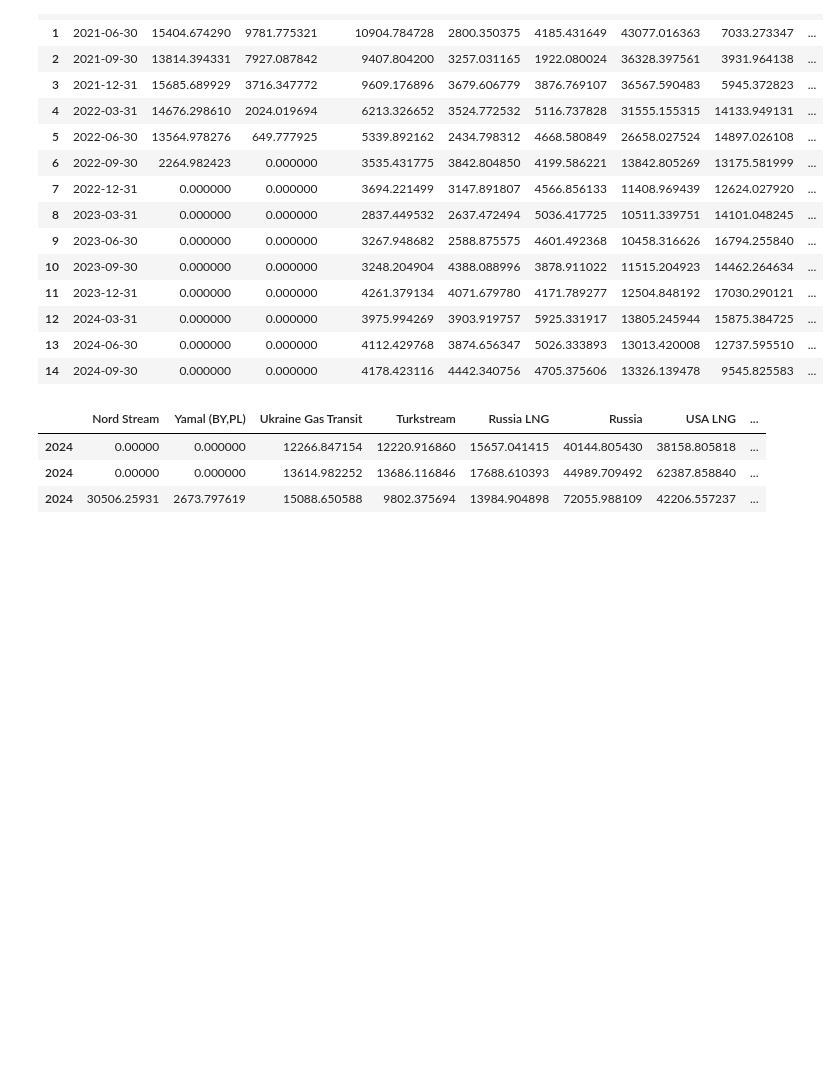
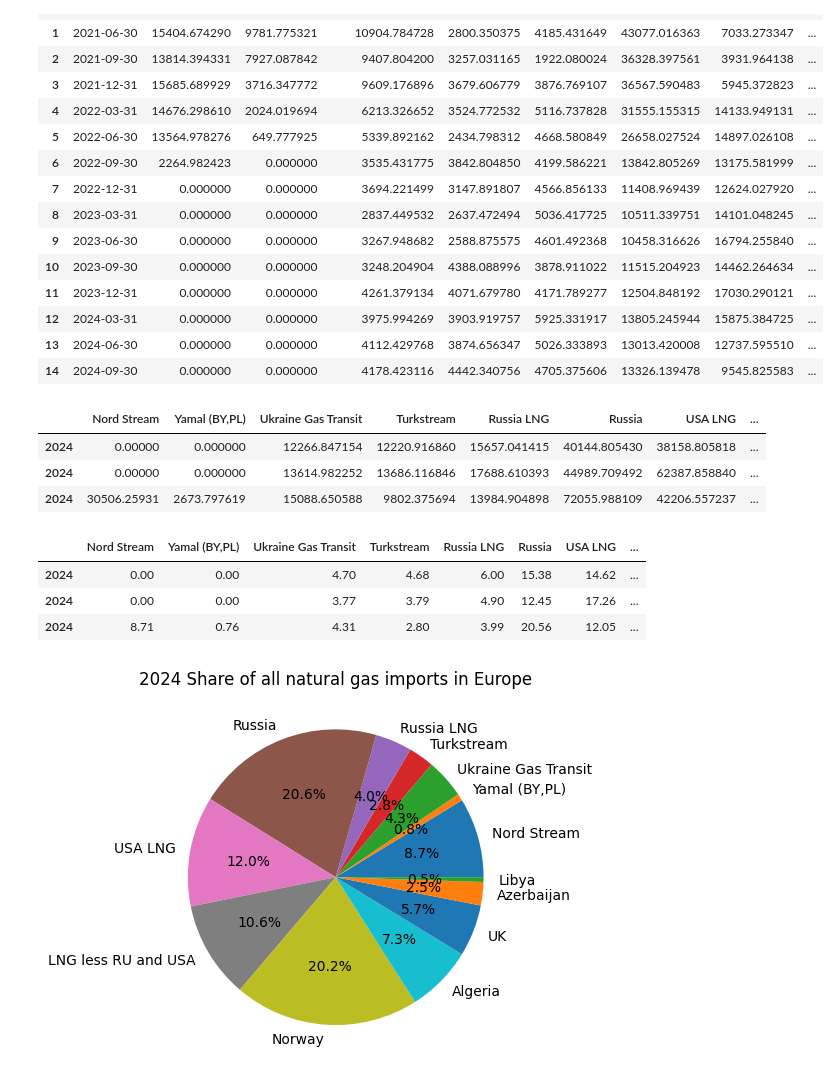
Before and after one commit to Anson422/Anson-Eva-Valerie, a Jupyter notebook: Stacked Bar Chart/All_natural_gas_imports_in_Europe.ipynb, the cells around one changed output. Drawn from its saved outputs; the diff is of its cells as text; code cells hidden in the pictures; blank space fills up the shorter version.

```diff
--- a/Stacked Bar Chart/All_natural_gas_imports_in_Europe.ipynb
+++ b/Stacked Bar Chart/All_natural_gas_imports_in_Europe.ipynb
@@ -61,10 +61,34 @@ rows_2022_to_sum = df.iloc[4:7]
 row_2022_sum = rows_2022_to_sum.drop(columns=['dates']).sum(axis=0)
 new_2022_row = pd.DataFrame([row_2022_sum], index=['2024'])
 
-df = pd.concat([new_2024_row, new_2023_row,new_2022_row])
-df
+total_year = pd.concat([new_2024_row, new_2023_row,new_2022_row])
+total_year
 # %% [output]
 |  | Nord Stream | Yamal (BY,PL) | Ukraine Gas Transit | Turkstream | Russia LNG | Russia | USA LNG | ... |
 | 2024 | 0.00000 | 0.000000 | 12266.847154 | 12220.916860 | 15657.041415 | 40144.805430 | 38158.805818 | ... |
 | 2024 | 0.00000 | 0.000000 | 13614.982252 | 13686.116846 | 17688.610393 | 44989.709492 | 62387.858840 | ... |
 | 2024 | 30506.25931 | 2673.797619 | 15088.650588 | 9802.375694 | 13984.904898 | 72055.988109 | 42206.557237 | ... |
+# %%
+total_year['Total'] = total_year.sum(axis=1)
+
+for column in total_year.columns[:-1]:  # Exclude the 'Total' column
+    total_year[column] = (total_year[column] / total_year['Total']) * 100
+
+total_year = total_year.applymap(lambda x: "{:.2f}".format(x) if isinstance(x, (int, float)) else x)
+total_year.drop('Total', axis=1, inplace=True)
+total_year
+# %% [output]
+|  | Nord Stream | Yamal (BY,PL) | Ukraine Gas Transit | Turkstream | Russia LNG | Russia | USA LNG | ... |
+| 2024 | 0.00 | 0.00 | 4.70 | 4.68 | 6.00 | 15.38 | 14.62 | ... |
+| 2024 | 0.00 | 0.00 | 3.77 | 3.79 | 4.90 | 12.45 | 17.26 | ... |
+| 2024 | 8.71 | 0.76 | 4.31 | 2.80 | 3.99 | 20.56 | 12.05 | ... |
+# %%
+row_2024_data = total_year.iloc[2]
+row_2024_data = pd.to_numeric(row_2024_data)
+labels = total_year.columns
+
+plt.pie(row_2024_data, labels=labels, autopct='%1.1f%%')
+plt.title('2024 Share of all natural gas imports in Europe')
+plt.show()
+# %% [output]
+[figure, added]
```
Also changed, not shown: parts of 2 cells of this notebook.
